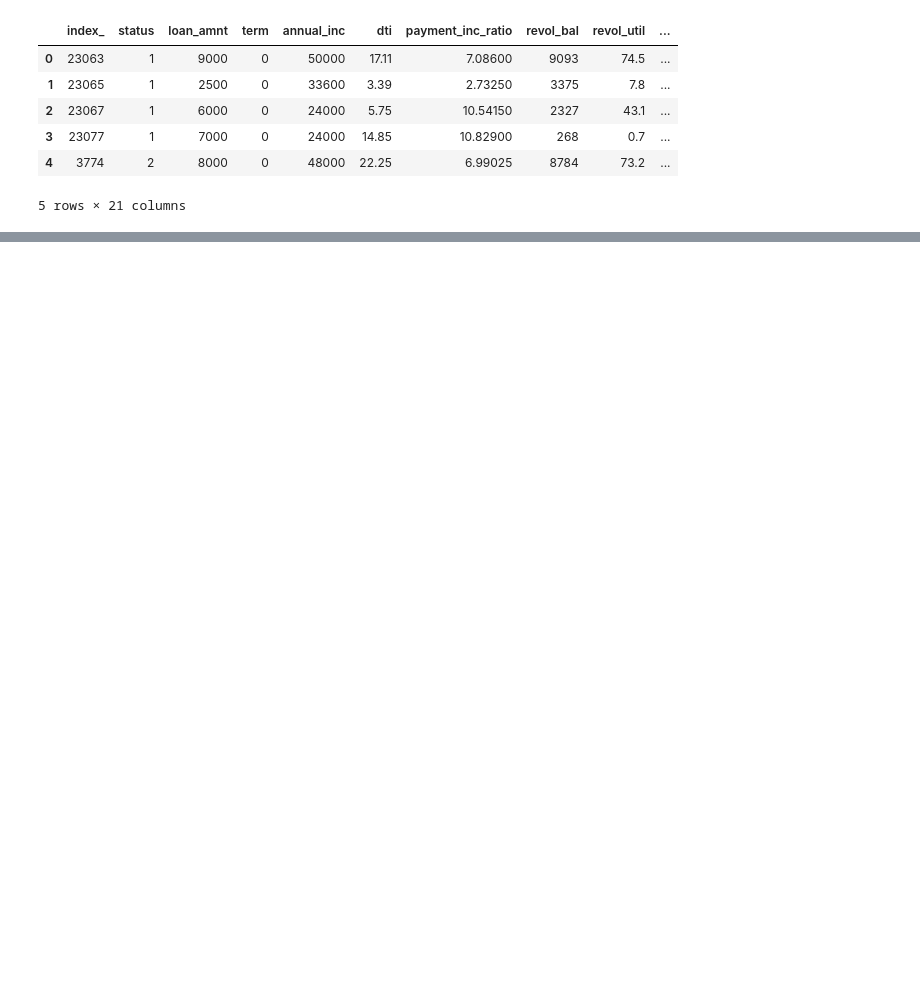
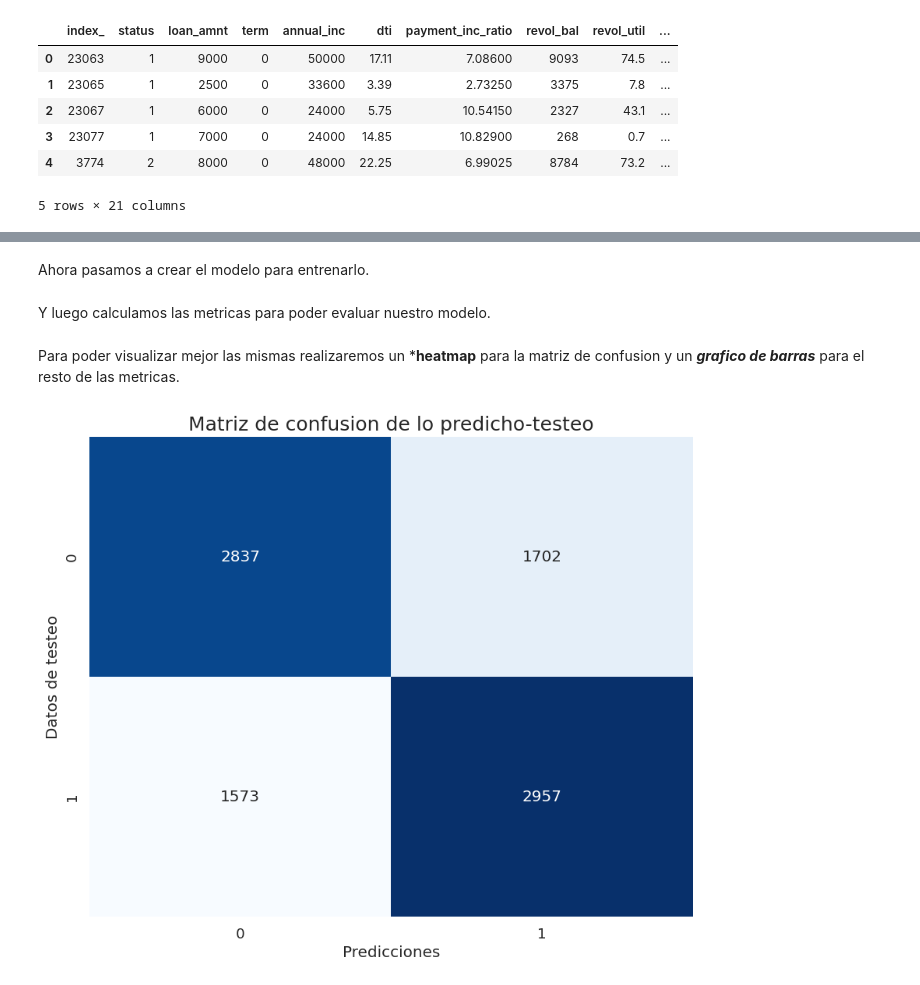
Before and after one commit to MPC139/AI, a Jupyter notebook: Machine Learning with Python/Classification/KNN/KNN_practice_np.ipynb, the cells around one changed output, grey strips where cells are left out. Drawn from its saved outputs; the diff is of its cells as text; code cells hidden in the pictures; blank space fills up the shorter version.

```diff
--- a/Machine Learning with Python/Classification/KNN/KNN_practice_np.ipynb
+++ b/Machine Learning with Python/Classification/KNN/KNN_practice_np.ipynb
@@ -47,0 +179,3 @@ df.head()  # muestra 5 por defecto
+# %%
+X = preprocessing.StandardScaler().fit(X).transform(X.astype(float))
+X
@@ -47,0 +198,38 @@ df.head()  # muestra 5 por defecto
+# %%
+X_train,X_test,y_train,y_test = train_test_split(X,Y,random_state=7,test_size=0.2)
+# %% [markdown]
+Ahora pasamos a crear el modelo para entrenarlo.
+# %%
+K = 19
+knn = KNeighborsClassifier(n_neighbors=K)
+knn.fit(X_train, y_train)
+y_predict = knn.predict(X_test)
+# %% [markdown]
+Y luego calculamos las metricas para poder evaluar nuestro modelo.
+# %%
+# Exactitud:
+accuracy_knn = metrics.accuracy_score(y_test,y_predict)
+# Precision
+precision_knn = metrics.precision_score(y_test,y_predict)
+# Sensibilidad (Recall o True Positive Rate)
+recall_knn = metrics.recall_score(y_test,y_predict)
+# Valor F1 (F1 Score) (media de la precision y la sensibilidad)
+f1_knn = metrics.f1_score(y_test,y_predict)
+# Matriz de confusion
+conf_matrix = metrics.confusion_matrix(y_test,y_predict)
+# Especificidad (Specificity o True negative rate)
+TN = conf_matrix[0,0] # verdaderos negativos
+FP = conf_matrix[0,1] # falsos positivos
+specificity_knn = TN/(TN+FP)
+# %% [markdown]
+Para poder visualizar mejor las mismas realizaremos un ***heatmap** para la matriz de confusion y un ***grafico de barras*** para el resto de las metricas.
+# %%
+plt.figure(figsize=(10,8))
+sns.set(font_scale=1.2)
+sns.heatmap(conf_matrix, annot=True, cmap='Blues', fmt='g', cbar=False)
+plt.xlabel("Predicciones")
+plt.ylabel("Datos de testeo")
+plt.title('Matriz de confusion de lo predicho-testeo', fontsize=18)
+plt.show()
+# %% [output]
+[figure, added]
```
Also changed, not shown: parts of 24 cells of this notebook.
